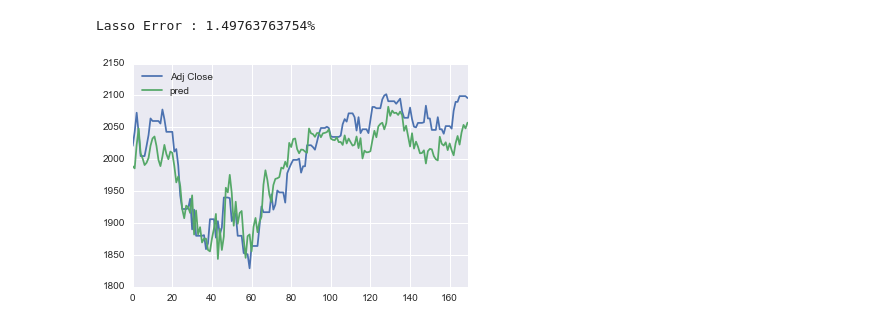
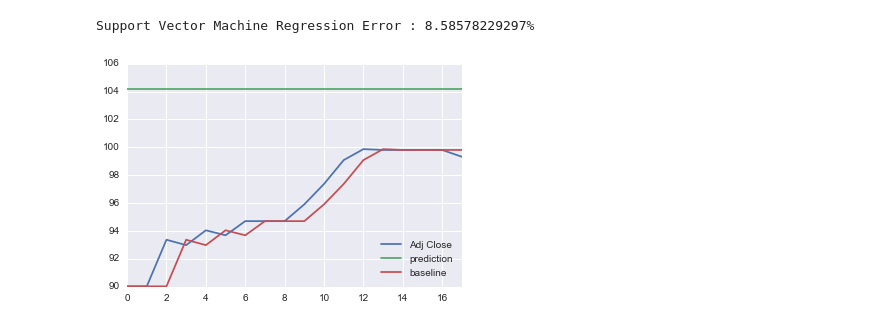
Before and after one commit to sunggeunkim/trading, a Jupyter notebook: capstone.ipynb, the cells around one changed output. Cells and saved outputs as stored; diff of their text form; code cells hidden in the pictures.

```diff
--- a/capstone.ipynb
+++ b/capstone.ipynb
@@ -243,0 +256,9 @@ y_train, y_test=y[:int(len(y) * 0.8)], y[int(len(y) * 0.8):]
+# %%
+# Base line : return previous day's Adj close
+y_baseline_df=y_test.copy().shift(prediction_days)
+y_baseline_df.fillna(method='ffill', inplace='TRUE')
+y_baseline_df.fillna(method='bfill', inplace='TRUE')
+y_baseline=y_baseline_df["Adj Close"].tolist()
+y_test_out = y_test_out.reset_index().drop("index", axis=1)
+
+print_result("Baseline", y_test.copy(), y_baseline, y_baseline)
@@ -264,10 +348,12 @@ Lasso LARS Error : 2.04686186391%
 # %%
-# Lasso
-from sklearn import linear_model
-lasso = linear_model.Lasso(alpha = 0.1)
-lasso.fit(X_train, y_train["Adj Close"])
-y_pred = lasso.predict(X_test)
-print_result("Lasso", y_test, y_pred)
+# Support Vector Machines
+from sklearn import svm
+from sklearn.svm import SVC, LinearSVC
+
+svr = svm.SVR()
+svr.fit(X_train, y_train["Adj Close"])
+y_pred = svr.predict(X_test)
+print_result("Support Vector Machine Regression", y_test, y_pred, y_baseline)
 # %% [output]
-Lasso Error : 1.49763763754%
+Support Vector Machine Regression Error : 8.58578229297%
-[figure, old version]
+[figure, new version]
```
Also changed, not shown: parts of 22 cells of this notebook.
